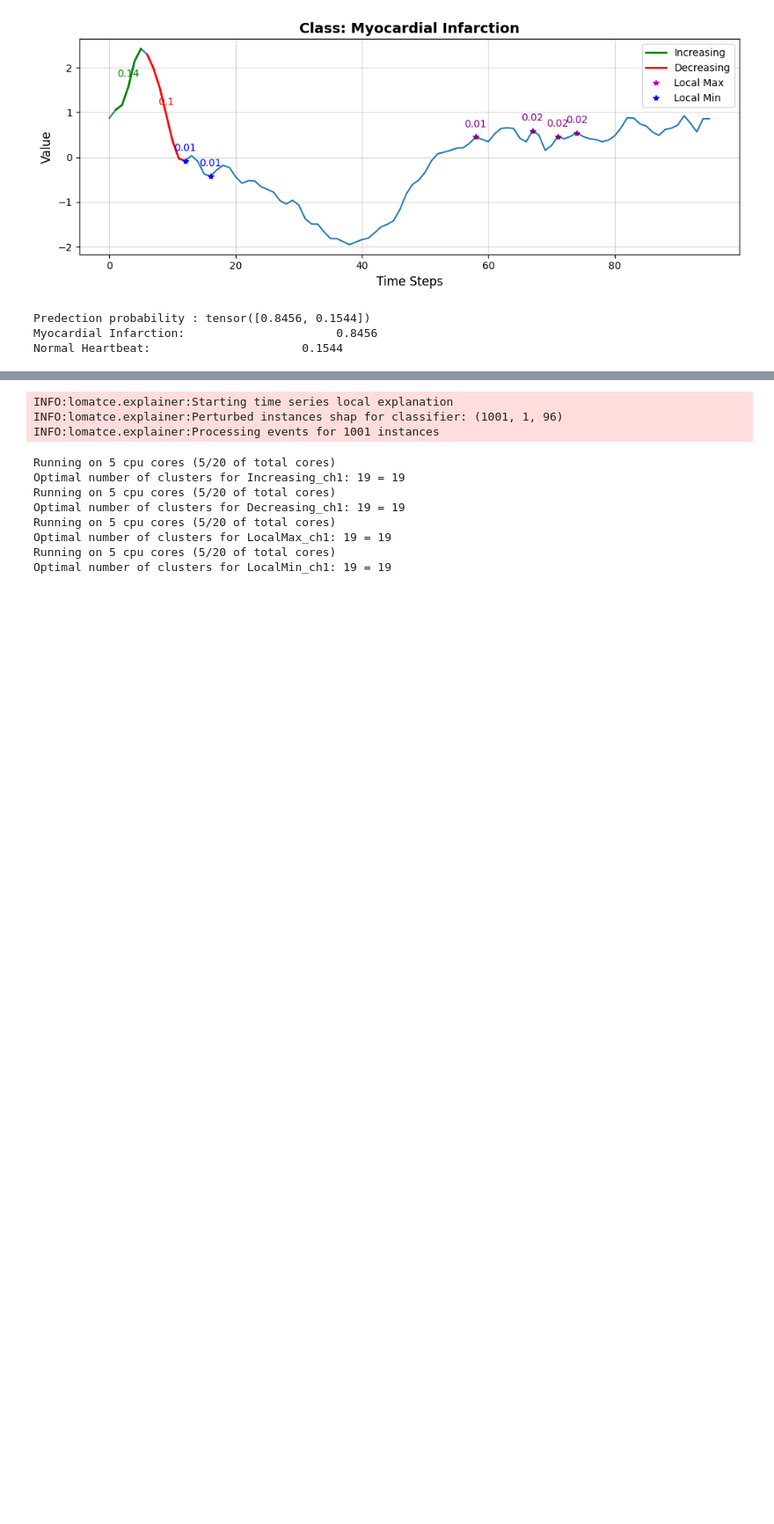
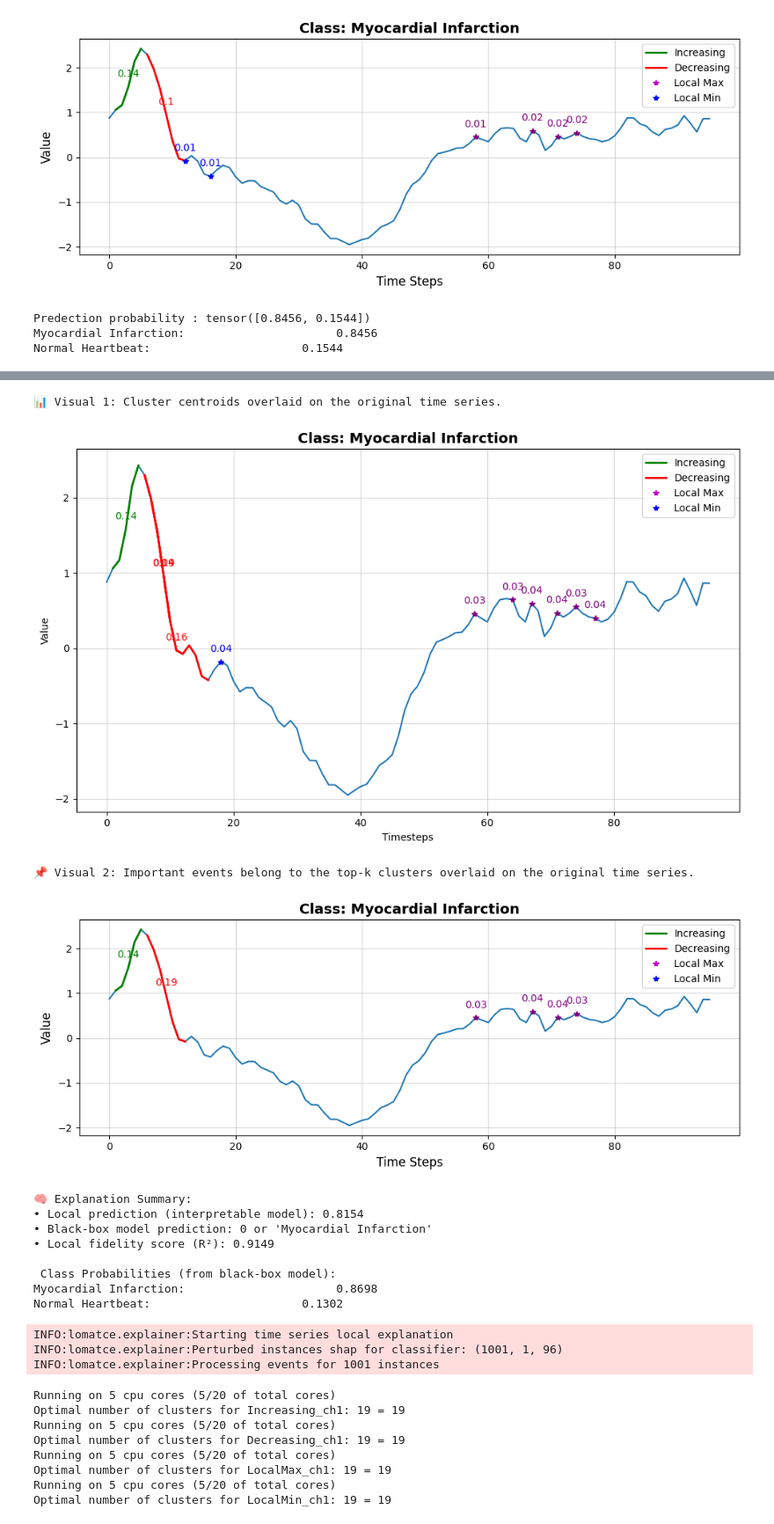
Before and after one commit to Ephrem-ETH/lomatce, a Jupyter notebook: examples/fcn_ecg200.ipynb, the cells around one changed output, grey strips where cells are left out. Shown at 88% size. Cells and saved outputs as stored; diff of their text form; code cells hidden in the pictures; blank space fills up the shorter version.

```diff
--- a/examples/fcn_ecg200.ipynb
+++ b/examples/fcn_ecg200.ipynb
@@ -298,3 +324,18 @@ Normal Heartbeat:                      0.1544
+# %%
+explanation.visualise(origi_instance_0)
+# %% [output]
+📊 Visual 1: Cluster centroids overlaid on the original time series.
+[figure, added]
+📌 Visual 2: Important events belong to the top-k clusters overlaid on the original time series.
+[figure, added]
+🧠 Explanation Summary:
+• Local prediction (interpretable model): 0.8154
+• Black-box model prediction: 0 or 'Myocardial Infarction'
+• Local fidelity score (R²): 0.9149
+
+ Class Probabilities (from black-box model):
+Myocardial Infarction:                      0.8698
+Normal Heartbeat:                      0.1302
 # %%
 origi_instance_1 = X_test[1] # Instance that is classified as Normal heartbeat
 explanation = lomatce_explainer.explain_instance(origi_instance_1, lambda data: predict_fn(data, learn_new), num_perturbations=1000, top_n=15, class_names=class_labels, replacement_method='zero')
```
Also changed, not shown: parts of 4 cells of this notebook, 2 other files.
